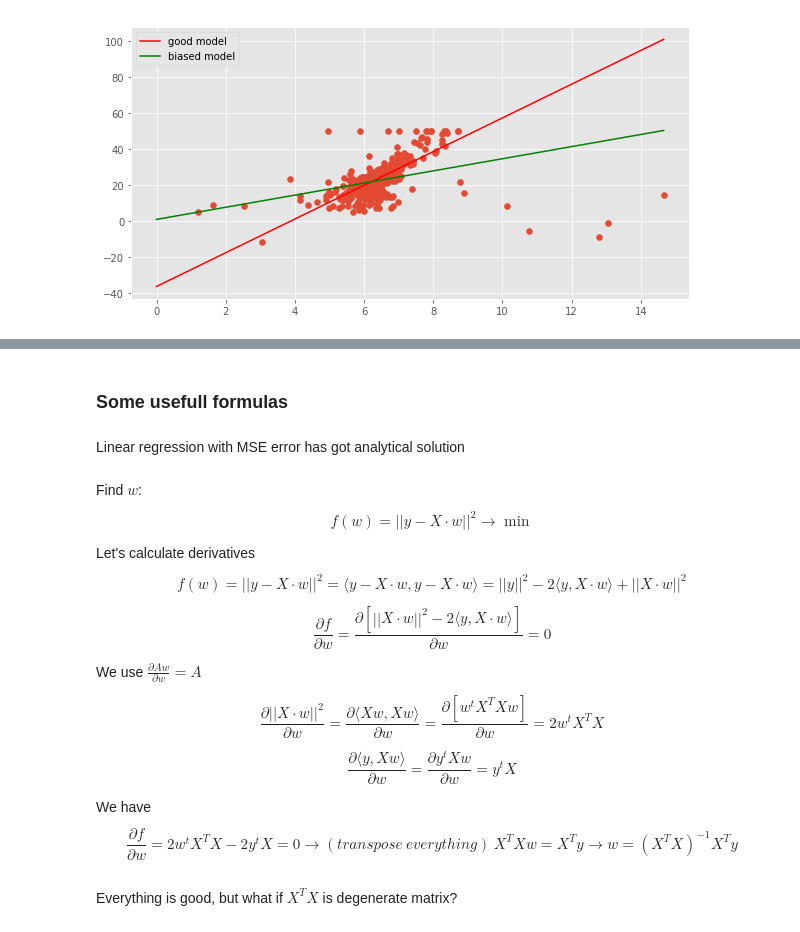
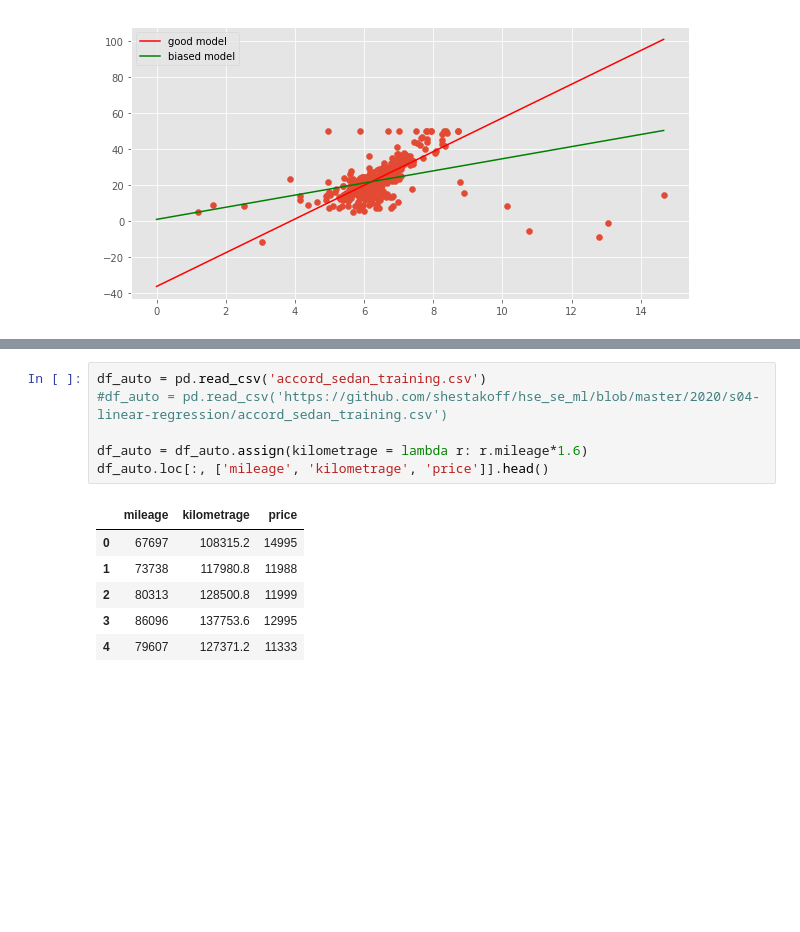
Before and after one commit to shestakoff/hse_se_ml, a Jupyter notebook: 2020/s04-linear-regression/seminar04-linear-regression.ipynb, the cells around one changed output, grey strips where cells are left out. Drawn from its saved outputs; the diff is of its cells as text; blank space fills up the shorter version.

```diff
--- a/2020/s04-linear-regression/seminar04-linear-regression.ipynb
+++ b/2020/s04-linear-regression/seminar04-linear-regression.ipynb
@@ -502,35 +436,13 @@ plt.legend()
-# %% [markdown]
-### Some usefull formulas
-# %% [markdown]
-Linear regression with MSE error has got analytical solution
-# %% [markdown]
-Find $w$:
-$$
-f(w) = ||y - X \cdot w||^2 \rightarrow \min
-$$
-
-Let's calculate derivatives
-$$
-f(w) = ||y - X \cdot w||^2 = \langle y - X \cdot w, y - X \cdot w \rangle = ||y||^2 - 2 \langle y, X \cdot w \rangle + ||X \cdot w ||^2
-$$
-
-$$
-\frac{\partial f}{\partial w} = \frac{\partial \left[||X \cdot w ||^2 - 2\langle y, X \cdot w \rangle\right]}{\partial w} = 0
-$$
-
-We use $\frac{\partial A w}{\partial w} = A$
-
-$$
-\frac{\partial ||X \cdot w ||^2}{\partial w} = \frac{\partial \langle X w, X w \rangle}{\partial w} = \frac{\partial \left[w^t X^T X w\right]}{\partial w} = 2 w^t X^T X
-$$
-
-$$
-\frac{\partial \langle y, X w \rangle}{\partial w} = \frac{\partial y^t X w}{\partial w} = y^t X
-$$
-
-We have
-$$
-\frac{\partial f}{\partial w} = 2 w^t X^T X - 2y^t X = 0 \rightarrow (transpose ~ everything) ~ X^T X w = X^T y \rightarrow w = \left(X^TX\right)^{-1}X^Ty
-$$
-# %% [markdown]
-Everything is good, but what if $X^TX$ is degenerate matrix?
+# %%
+df_auto = pd.read_csv('accord_sedan_training.csv')
+#df_auto = pd.read_csv('https://github.com/shestakoff/hse_se_ml/blob/master/2020/s04-linear-regression/accord_sedan_training.csv')
+
+df_auto = df_auto.assign(kilometrage = lambda r: r.mileage*1.6)
+df_auto.loc[:, ['mileage', 'kilometrage', 'price']].head()
+# %% [output]
+|  | mileage | kilometrage | price |
+| 0 | 67697 | 108315.2 | 14995 |
+| 1 | 73738 | 117980.8 | 11988 |
+| 2 | 80313 | 128500.8 | 11999 |
+| 3 | 86096 | 137753.6 | 12995 |
+| 4 | 79607 | 127371.2 | 11333 |
```
Also changed, not shown: parts of 39 cells of this notebook, 4 other files.
